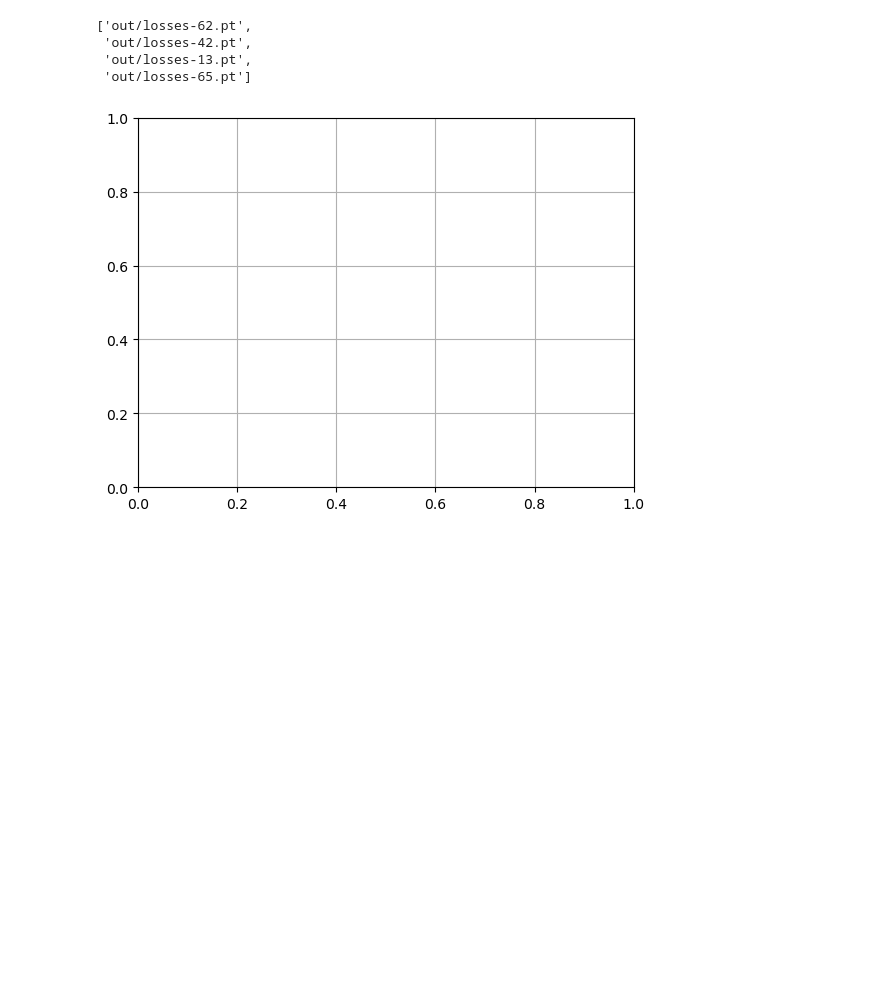
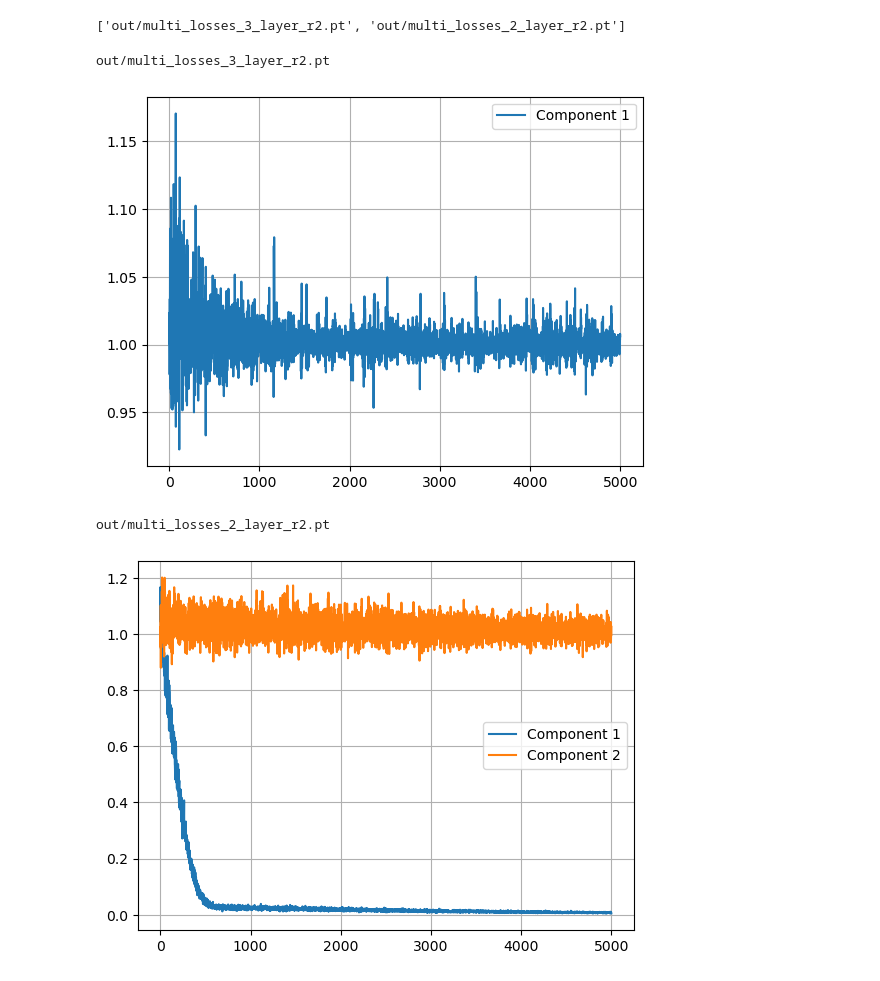
Before and after one commit to keremdayi2/learning-NN, a Jupyter notebook: plot_results.ipynb, the cells around one changed output. Saved outputs shown, nothing was run; the diff lists cells and outputs as text; code cells hidden in the pictures; blank space fills up the shorter version.

Commit message:
add multidimensional outputs

```diff
--- a/plot_results.ipynb
+++ b/plot_results.ipynb
@@ -2,25 +2,28 @@
 # python stuff
 import glob
 
-# other
+# other stuff
 import torch
 import matplotlib.pyplot as plt
 
 # list .pt files that will be plotted
-filenames = glob.glob("out/*.pt")
+filenames = glob.glob("out/multi_losses*.pt")
 filenames
 # %% [output]
-['out/losses-62.pt',
- 'out/losses-42.pt',
- 'out/losses-13.pt',
- 'out/losses-65.pt']
+['out/multi_losses_3_layer_r2.pt', 'out/multi_losses_2_layer_r2.pt']
 # %%
-plt.grid()
 for file in filenames:
-    if file == 'out/losses-62.pt':
-        losses = torch.load(file)
-        plt.plot(losses)
+    print(file)
 
-plt.show()
+    plt.grid()
+    losses = torch.load(file)
+    for i in range(losses.shape[1]):
+        plt.plot(losses[:, i], label = f"Component {i+1}")
+
+    plt.legend()
+    plt.show()
 # %% [output]
+out/multi_losses_3_layer_r2.pt
-[figure, old version]
+[figure, new version]
+out/multi_losses_2_layer_r2.pt
+[figure, added]
```
Also changed, not shown: 2 other files.
